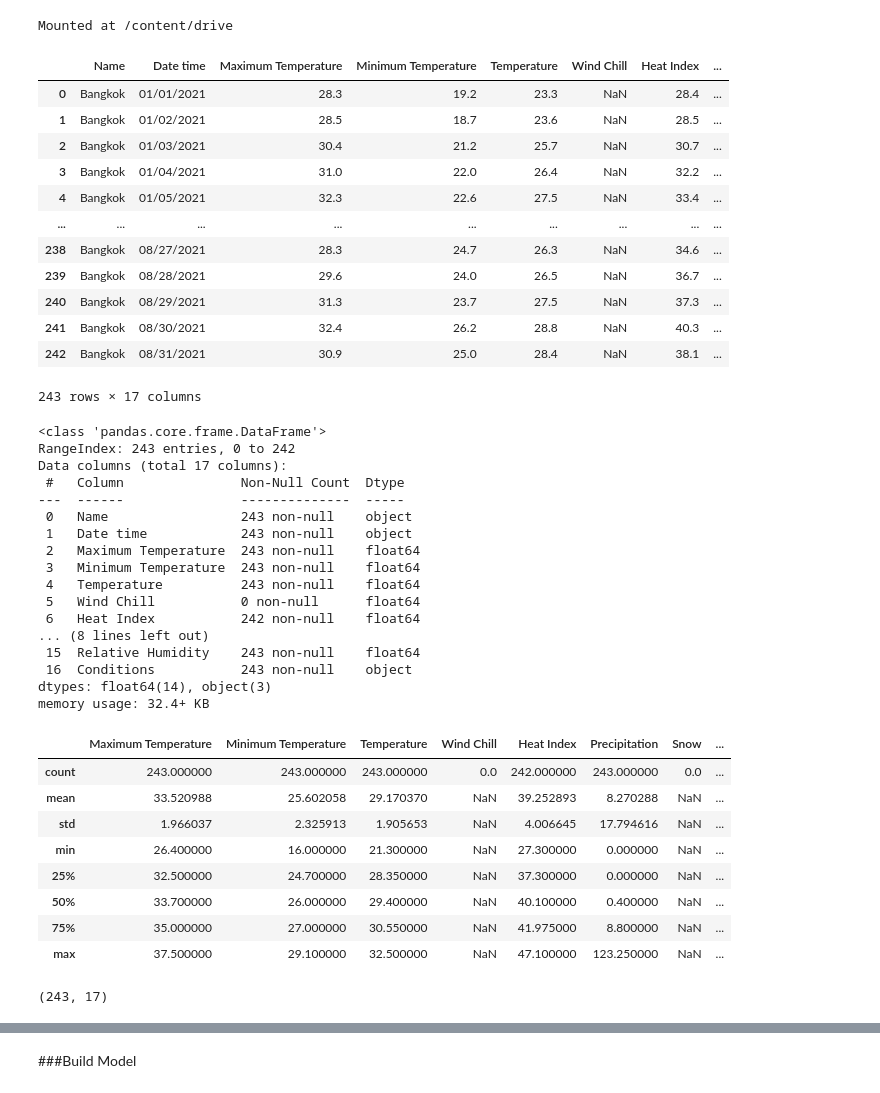
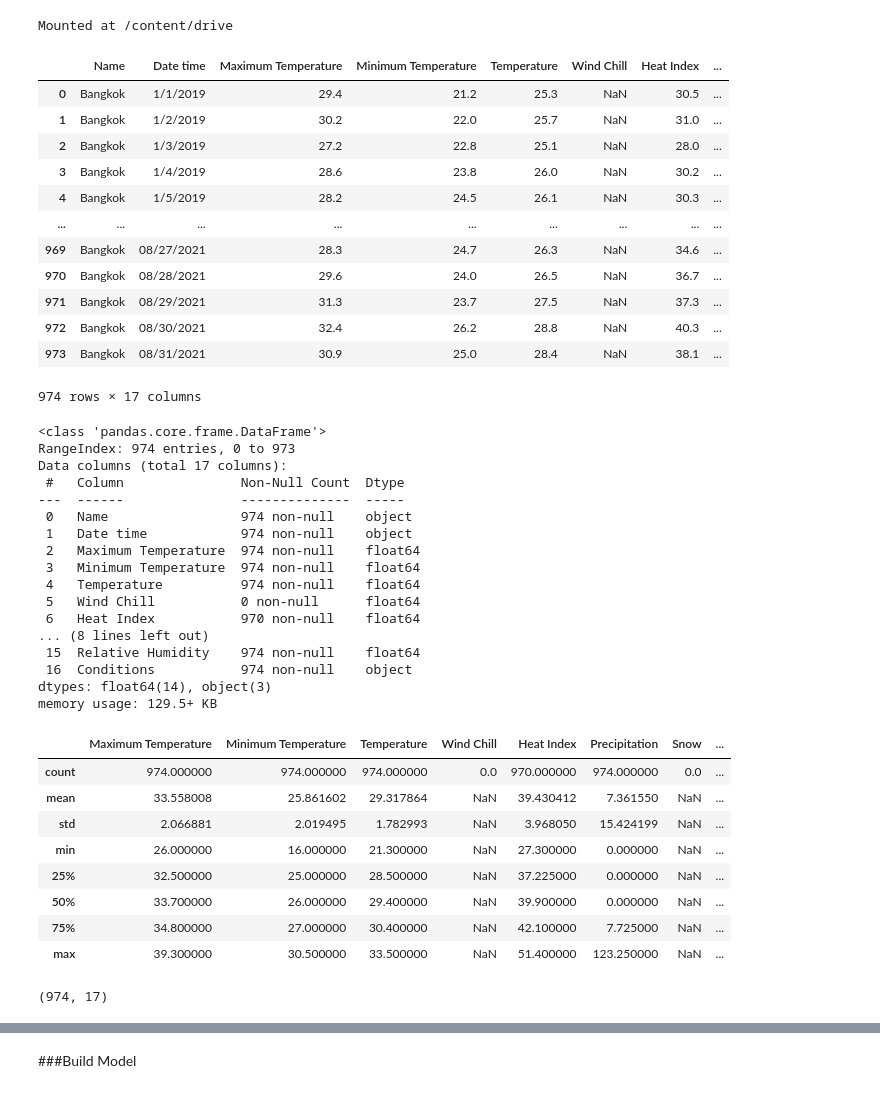
Before and after one commit to thedeenun/Weather-prediction, a Jupyter notebook: Weather_prediction.ipynb, the cells around one changed output, grey strips where cells are left out. Drawn from its saved outputs; the diff is of its cells as text; code cells hidden in the pictures.

```diff
--- a/Weather_prediction.ipynb
+++ b/Weather_prediction.ipynb
@@ -39,58 +39,58 @@ Mounted at /content/drive
 import numpy as np
 import pandas as pd
 # %%
-dataset = pd.read_csv('/content/drive/MyDrive/Colab Notebooks/Dataset/weatherHistory_data.csv')
+dataset = pd.read_csv('/content/drive/MyDrive/Colab Notebooks/Dataset/WeatherHistory_data/WeatherHistory.csv')
 dataset
 # %% [output]
 |  | Name | Date time | Maximum Temperature | Minimum Temperature | Temperature | Wind Chill | Heat Index | ... |
-| 0 | Bangkok | 01/01/2021 | 28.3 | 19.2 | 23.3 | NaN | 28.4 | ... |
-| 1 | Bangkok | 01/02/2021 | 28.5 | 18.7 | 23.6 | NaN | 28.5 | ... |
-| 2 | Bangkok | 01/03/2021 | 30.4 | 21.2 | 25.7 | NaN | 30.7 | ... |
-| 3 | Bangkok | 01/04/2021 | 31.0 | 22.0 | 26.4 | NaN | 32.2 | ... |
-| 4 | Bangkok | 01/05/2021 | 32.3 | 22.6 | 27.5 | NaN | 33.4 | ... |
+| 0 | Bangkok | 1/1/2019 | 29.4 | 21.2 | 25.3 | NaN | 30.5 | ... |
+| 1 | Bangkok | 1/2/2019 | 30.2 | 22.0 | 25.7 | NaN | 31.0 | ... |
+| 2 | Bangkok | 1/3/2019 | 27.2 | 22.8 | 25.1 | NaN | 28.0 | ... |
+| 3 | Bangkok | 1/4/2019 | 28.6 | 23.8 | 26.0 | NaN | 30.2 | ... |
+| 4 | Bangkok | 1/5/2019 | 28.2 | 24.5 | 26.1 | NaN | 30.3 | ... |
 | ... | ... | ... | ... | ... | ... | ... | ... | ... |
-| 238 | Bangkok | 08/27/2021 | 28.3 | 24.7 | 26.3 | NaN | 34.6 | ... |
-| 239 | Bangkok | 08/28/2021 | 29.6 | 24.0 | 26.5 | NaN | 36.7 | ... |
-| 240 | Bangkok | 08/29/2021 | 31.3 | 23.7 | 27.5 | NaN | 37.3 | ... |
-| 241 | Bangkok | 08/30/2021 | 32.4 | 26.2 | 28.8 | NaN | 40.3 | ... |
-| 242 | Bangkok | 08/31/2021 | 30.9 | 25.0 | 28.4 | NaN | 38.1 | ... |
+| 969 | Bangkok | 08/27/2021 | 28.3 | 24.7 | 26.3 | NaN | 34.6 | ... |
+| 970 | Bangkok | 08/28/2021 | 29.6 | 24.0 | 26.5 | NaN | 36.7 | ... |
+| 971 | Bangkok | 08/29/2021 | 31.3 | 23.7 | 27.5 | NaN | 37.3 | ... |
+| 972 | Bangkok | 08/30/2021 | 32.4 | 26.2 | 28.8 | NaN | 40.3 | ... |
+| 973 | Bangkok | 08/31/2021 | 30.9 | 25.0 | 28.4 | NaN | 38.1 | ... |
-243 rows × 17 columns
+974 rows × 17 columns
 # %%
 dataset.info()
 # %% [output]
 <class 'pandas.core.frame.DataFrame'>
-RangeIndex: 243 entries, 0 to 242
+RangeIndex: 974 entries, 0 to 973
 Data columns (total 17 columns):
  #   Column               Non-Null Count  Dtype
 ---  ------               --------------  -----
- 0   Name                 243 non-null    object
- 1   Date time            243 non-null    object
- 2   Maximum Temperature  243 non-null    float64
- 3   Minimum Temperature  243 non-null    float64
- 4   Temperature          243 non-null    float64
+ 0   Name                 974 non-null    object
+ 1   Date time            974 non-null    object
+ 2   Maximum Temperature  974 non-null    float64
+ 3   Minimum Temperature  974 non-null    float64
+ 4   Temperature          974 non-null    float64
  5   Wind Chill           0 non-null      float64
- 6   Heat Index           242 non-null    float64
+ 6   Heat Index           970 non-null    float64
 ... (8 lines left out)
- 15  Relative Humidity    243 non-null    float64
- 16  Conditions           243 non-null    object
+ 15  Relative Humidity    974 non-null    float64
+ 16  Conditions           974 non-null    object
 dtypes: float64(14), object(3)
-memory usage: 32.4+ KB
+memory usage: 129.5+ KB
 # %%
 dataset.describe()
 # %% [output]
 |  | Maximum Temperature | Minimum Temperature | Temperature | Wind Chill | Heat Index | Precipitation | Snow | ... |
-| count | 243.000000 | 243.000000 | 243.000000 | 0.0 | 242.000000 | 243.000000 | 0.0 | ... |
-| mean | 33.520988 | 25.602058 | 29.170370 | NaN | 39.252893 | 8.270288 | NaN | ... |
-| std | 1.966037 | 2.325913 | 1.905653 | NaN | 4.006645 | 17.794616 | NaN | ... |
-| min | 26.400000 | 16.000000 | 21.300000 | NaN | 27.300000 | 0.000000 | NaN | ... |
-| 25% | 32.500000 | 24.700000 | 28.350000 | NaN | 37.300000 | 0.000000 | NaN | ... |
-| 50% | 33.700000 | 26.000000 | 29.400000 | NaN | 40.100000 | 0.400000 | NaN | ... |
-| 75% | 35.000000 | 27.000000 | 30.550000 | NaN | 41.975000 | 8.800000 | NaN | ... |
-| max | 37.500000 | 29.100000 | 32.500000 | NaN | 47.100000 | 123.250000 | NaN | ... |
+| count | 974.000000 | 974.000000 | 974.000000 | 0.0 | 970.000000 | 974.000000 | 0.0 | ... |
+| mean | 33.558008 | 25.861602 | 29.317864 | NaN | 39.430412 | 7.361550 | NaN | ... |
+| std | 2.066881 | 2.019495 | 1.782993 | NaN | 3.968050 | 15.424199 | NaN | ... |
+| min | 26.000000 | 16.000000 | 21.300000 | NaN | 27.300000 | 0.000000 | NaN | ... |
+| 25% | 32.500000 | 25.000000 | 28.500000 | NaN | 37.225000 | 0.000000 | NaN | ... |
+| 50% | 33.700000 | 26.000000 | 29.400000 | NaN | 39.900000 | 0.000000 | NaN | ... |
+| 75% | 34.800000 | 27.000000 | 30.400000 | NaN | 42.100000 | 7.725000 | NaN | ... |
+| max | 39.300000 | 30.500000 | 33.500000 | NaN | 51.400000 | 123.250000 | NaN | ... |
 # %%
 dataset.shape
 # %% [output]
-(243, 17)
+(974, 17)
 # %%
 dataset.isnull().sum()
 # %% [output]
```
Also changed, not shown: parts of 15 cells of this notebook.
